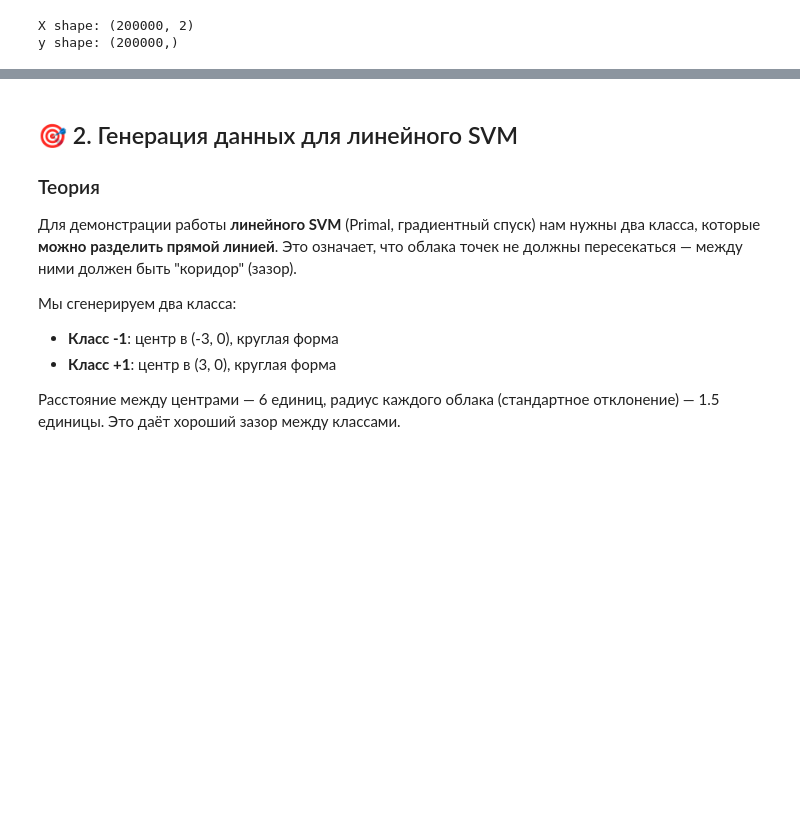
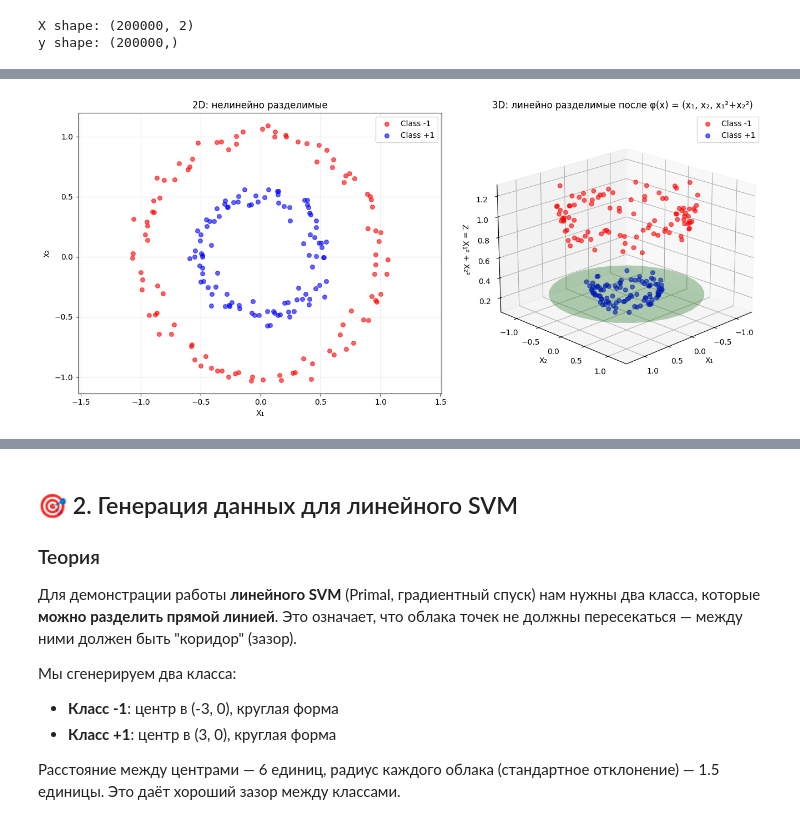
Before and after one commit to Shamil65/Machine-learning-start, a Jupyter notebook: ml_from_scratch/2_Linear_models/svm/notebooks/01_data_exploration_and_visualization.ipynb, the cells around one changed output, grey strips where cells are left out. Saved outputs shown, nothing was run; the diff lists cells and outputs as text; code cells hidden in the pictures; blank space fills up the shorter version.

```diff
--- a/ml_from_scratch/2_Linear_models/svm/notebooks/01_data_exploration_and_visualization.ipynb
+++ b/ml_from_scratch/2_Linear_models/svm/notebooks/01_data_exploration_and_visualization.ipynb
@@ -205,0 +243,75 @@ def create_el(mu, sigma, n_samples):
+# %%
+# ============================================
+# Преобразование в 3D: φ(x) = (x₁, x₂, x₁² + x₂²)
+# ============================================
+
+from mpl_toolkits.mplot3d import Axes3D
+
+# Добавляем третью координату: квадрат расстояния от центра
+X_circles_3d = np.column_stack([
+    X_circles[:, 0],                        # x₁
+    X_circles[:, 1],                        # x₂
+    X_circles[:, 0]**2 + X_circles[:, 1]**2 # z = x₁² + x₂²
+])
+
+# ============================================
+# Визуализация в 3D
+# ============================================
+
+fig = plt.figure(figsize=(14, 6))
+
+# --- 2D проекция (вид сверху) ---
+ax1 = fig.add_subplot(1, 2, 1)
+ax1.scatter(
+    X_circles[y_circles == -1, 0],
+    X_circles[y_circles == -1, 1],
+    color='red', label='Class -1', s=30, alpha=0.6
+)
+ax1.scatter(
+    X_circles[y_circles == 1, 0],
+    X_circles[y_circles == 1, 1],
+    color='blue', label='Class +1', s=30, alpha=0.6
+)
+ax1.set_title('2D: нелинейно разделимые', fontsize=12)
+ax1.set_xlabel('X₁')
+ax1.set_ylabel('X₂')
+ax1.legend()
+ax1.axis('equal')
+ax1.grid(True, alpha=0.3)
+
+# --- 3D проекция (вид сбоку) ---
+ax2 = fig.add_subplot(1, 2, 2, projection='3d')
+ax2.scatter(
+    X_circles_3d[y_circles == -1, 0],
+    X_circles_3d[y_circles == -1, 1],
+    X_circles_3d[y_circles == -1, 2],
+    color='red', label='Class -1', s=30, alpha=0.6
+)
+ax2.scatter(
+    X_circles_3d[y_circles == 1, 0],
+    X_circles_3d[y_circles == 1, 1],
+    X_circles_3d[y_circles == 1, 2],
+    color='blue', label='Class +1', s=30, alpha=0.6
+)
+
+# Рисуем разделяющую плоскость в 3D (z = R²)
+R = 0.5  # граница между классами
+theta_plane = np.linspace(0, 2*np.pi, 30)
+r_plane = np.linspace(0, 1.2, 30)
+R_grid, Theta_grid = np.meshgrid(r_plane, theta_plane)
+X_plane = R_grid * np.cos(Theta_grid)
+Y_plane = R_grid * np.sin(Theta_grid)
+Z_plane = R**2 * np.ones_like(X_plane)  # горизонтальная плоскость
+
+ax2.plot_surface(X_plane, Y_plane, Z_plane, alpha=0.3, color='green', edgecolor='none')
+ax2.set_title('3D: линейно разделимые после φ(x) = (x₁, x₂, x₁²+x₂²)', fontsize=12)
+ax2.set_xlabel('X₁')
+ax2.set_ylabel('X₂')
+ax2.set_zlabel('Z = X₁² + X₂²')
+ax2.view_init(elev=20, azim=45)
+ax2.legend()
+
+plt.tight_layout()
+plt.show()
+# %% [output]
+[figure, added]
```
Also changed, not shown: parts of 14 cells of this notebook.
